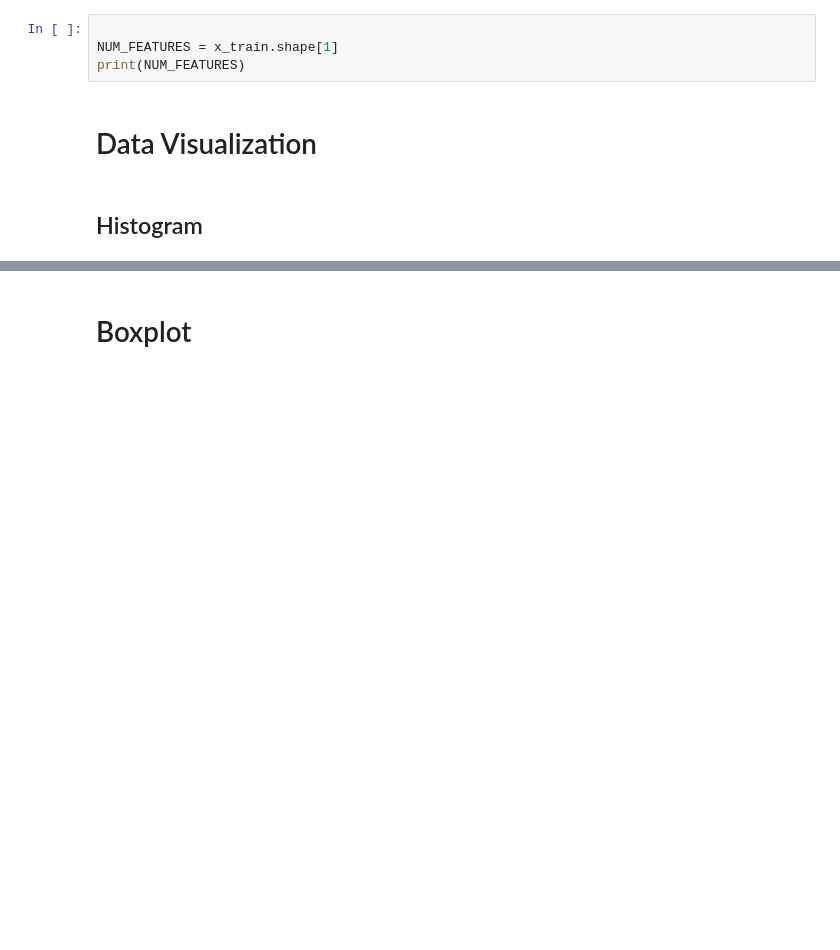
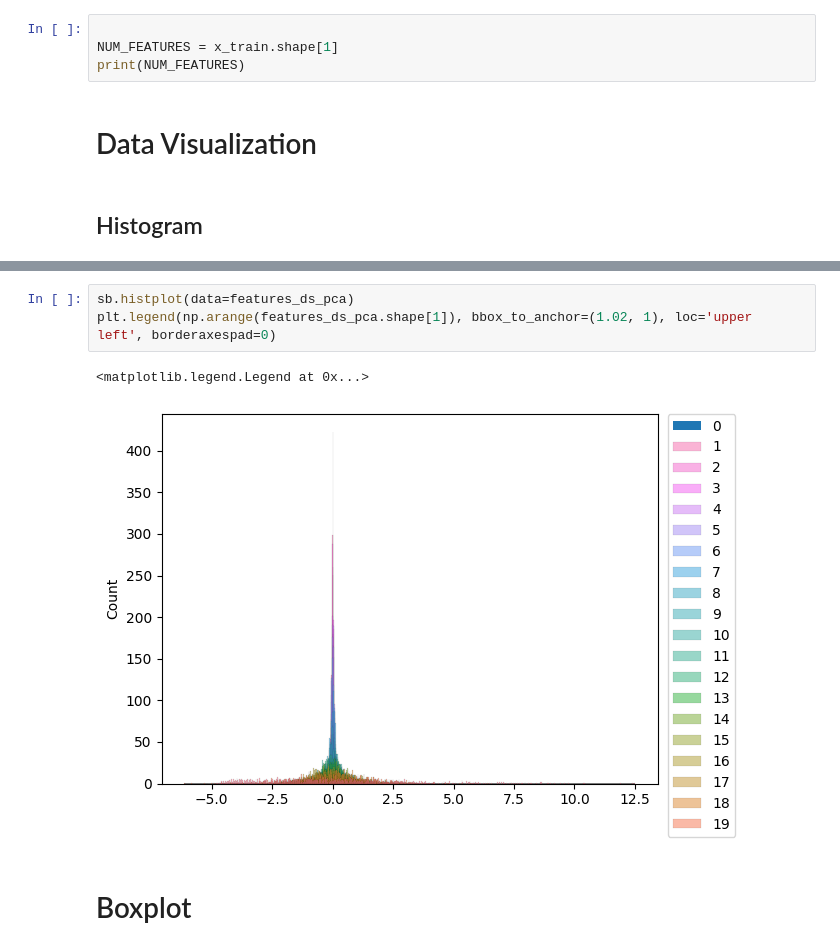
Before and after one commit to oonawith2o/ITS365-PROJECT, a Jupyter notebook: FINAL-PROJECT-withKFold.ipynb, the cells around one changed output, grey strips where cells are left out. Cells and saved outputs as stored; diff of their text form; blank space fills up the shorter version.

```diff
--- a/FINAL-PROJECT-withKFold.ipynb
+++ b/FINAL-PROJECT-withKFold.ipynb
@@ -280,3 +368,9 @@ sb.histplot(data=features_ds_raw)
+# %%
+sb.histplot(data=features_ds_pca)
+plt.legend(np.arange(features_ds_pca.shape[1]), bbox_to_anchor=(1.02, 1), loc='upper left', borderaxespad=0)
+# %% [output]
+<matplotlib.legend.Legend at 0x...>
+[figure, added]
 # %% [markdown]
 # Boxplot
 # %%
```
Also changed, not shown: parts of 60 cells of this notebook, 1 other file.
